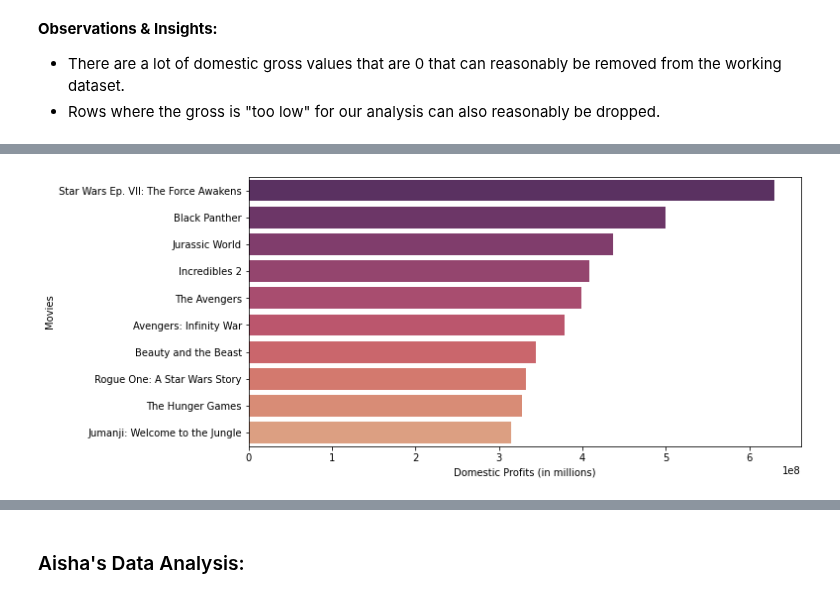
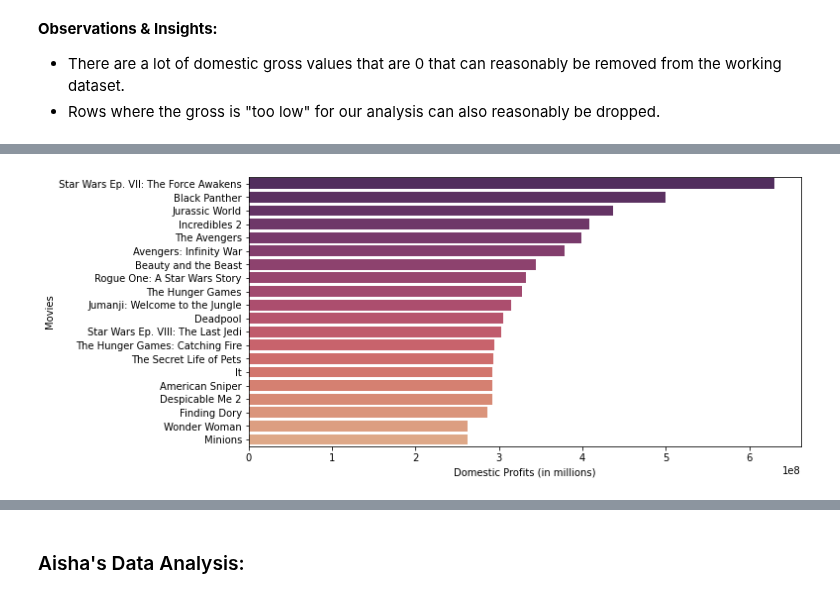
Before and after one commit to alpacanonymous/project1, a Jupyter notebook: final_notebook.ipynb, the cells around one changed output, grey strips where cells are left out. Cells and saved outputs as stored; diff of their text form; code cells hidden in the pictures.

```diff
--- a/final_notebook.ipynb
+++ b/final_notebook.ipynb
@@ -124,10 +123,10 @@ print(list(mb['domestic_gross'].sort_values(ascending=False)))
 <li>Rows where the gross is "too low" for our analysis can also reasonably be dropped.
 </ul>
 # %%
-## Remove rows with domestic_gross < $20,000,000 because we want to focus on highest grossing films
+## Remove rows with release_date before 2010 to focus on analyzing data from the most recent decade
 
-mb = mb[mb['domestic_gross'] > 20000000]
+mb = mb[(mb['release_date']) >= '2010-01-01']
 
-mb.head(10)
+mb.head(30)
 # %% [output]
 |  | id | release_date | movie | production_budget | domestic_gross | worldwide_gross |
@@ -165,4 +178,4 @@ mb.head(10)
 
 mb['domestic_profit'] = (mb['domestic_gross'] - mb['production_budget'])
 mb['worldwide_profit'] = (mb['worldwide_gross'] - mb['production_budget'])
-mb = mb[(mb['domestic_profit'] > 0) & (mb['worldwide_profit'] > 0)]
+mb.head(30)
@@ -170,5 +206,6 @@ mb = mb[(mb['domestic_profit'] > 0) & (mb['worldwide_profit'] > 0)]
 ## Sort by highest domestic profits
 
 mb_dp = mb.sort_values(by=['domestic_profit'], ascending=False)
+mb_dp.reset_index(inplace=True)
 mb_dp.head(30)
 # %% [output]
@@ -215,15 +252,15 @@ mb_wp.head(30)
 # %%
 ## Bar chart of Top 10 Movies with Highest Domestic Profits
 
 fig, ax = plt.subplots(figsize=(10,5))
 
-x1 = mb_dp['movie'][0:10]
-y1 = mb_dp['domestic_profit'][0:10]
+x1 = mb_dp['movie'][0:20]
+y1 = mb_dp['domestic_profit'][0:20]
 
 ax = sns.barplot(x=y1, y=x1, palette='flare_r')
 ax.set(xlabel='Domestic Profits (in millions)', ylabel='Movies');
 # %% [output]
-[figure, old version]
+[figure, new version]
 # %%
 ## Bar chart of Top 10 Movies with Highest Worldwide Profits
 
```
Also changed, not shown: parts of 40 cells of this notebook.
